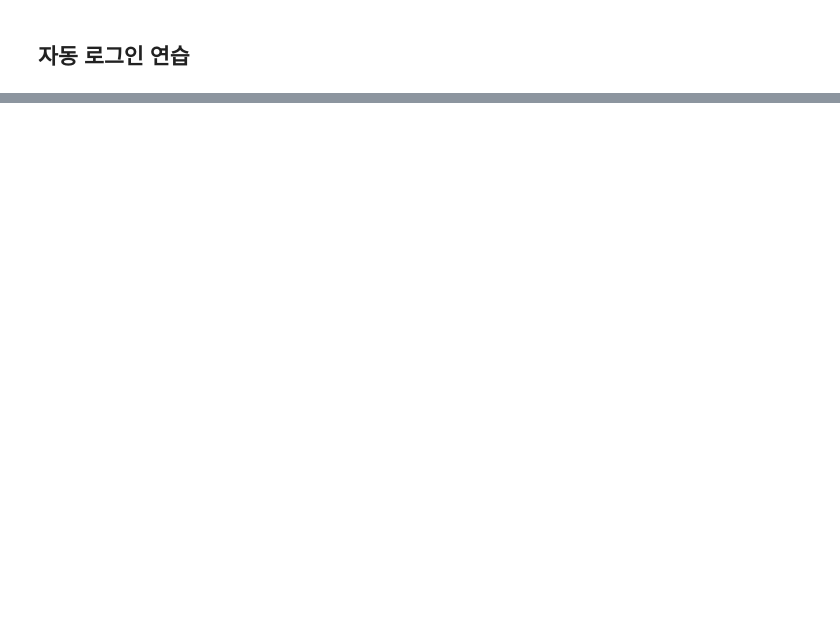
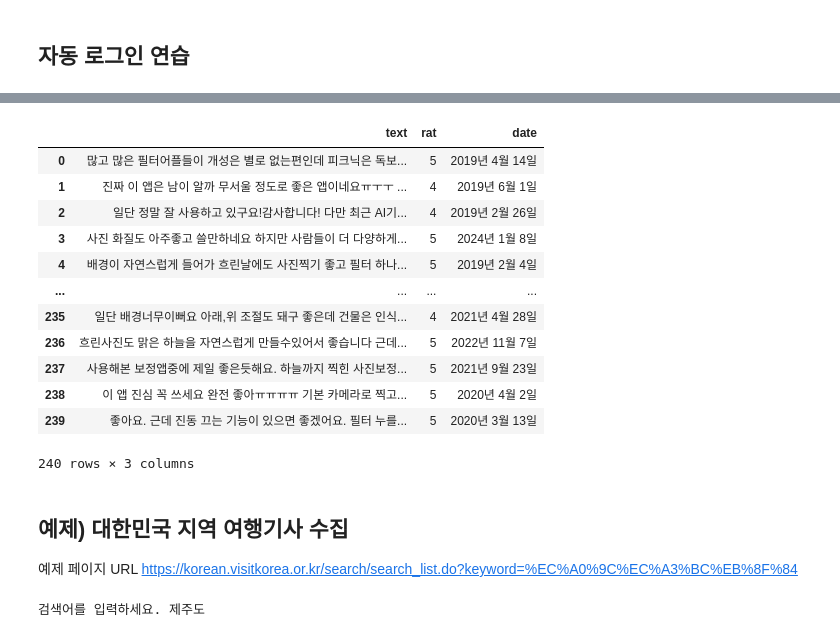
Before and after one commit to RealSlow123/wassup3, a Jupyter notebook: 02_Python_Collection/04_Selenium.ipynb, the cells around one changed output, grey strips where cells are left out. Cells and saved outputs as stored; diff of their text form; code cells hidden in the pictures; blank space fills up the shorter version.

```diff
--- a/02_Python_Collection/04_Selenium.ipynb
+++ b/02_Python_Collection/04_Selenium.ipynb
@@ -203,0 +362,15 @@ driver.close()
+# %%
+from selenium import webdriver
+from selenium.webdriver.common.by import By
+from selenium.webdriver.chrome.options import Options
+import time, random, pandas as pd
+
+options = Options()
+options.add_argument('--window-size=974,1047')
+options.add_argument('--window-position=-7,0')
+options.add_experimental_option("detach", True)
+
+driver = webdriver.Chrome( options = options)
+url = 'https://play.google.com/store/apps/details?id=com.estsoft.picnic'
+driver.get(url)
+time.sleep(random.randint(2,3))
@@ -203,0 +389,4 @@ driver.close()
+# %%
+# get_view()
+reviews = driver.find_elements(By.CSS_SELECTOR, 'div.RHo1pe')
+reviews
@@ -203,0 +411,30 @@ driver.close()
+# %%
+# 요소별 추출
+def get_content(review):
+    condic = {}
+    condic['text'] = review.find_element(By.CSS_SELECTOR, 'div.h3YV2d').text
+    condic['rat'] = len(review.find_elements(By.CSS_SELECTOR, 'span.Z1Dz7b'))
+    condic['date'] = review.find_element(By.CSS_SELECTOR, 'span.bp9Aid').text
+    return condic
+# %%
+result = [get_content(review) for review in reviews]
+# %%
+df = pd.DataFrame(result)
+df
+# %% [output]
+|  | text | rat | date |
+| 0 | 많고 많은 필터어플들이 개성은 별로 없는편인데 피크닉은 독보... | 5 | 2019년 4월 14일 |
+| 1 | 진짜 이 앱은 남이 알까 무서울 정도로 좋은 앱이네요ㅠㅜㅜ ... | 4 | 2019년 6월 1일 |
+| 2 | 일단 정말 잘 사용하고 있구요!감사합니다! 다만 최근 AI기... | 4 | 2019년 2월 26일 |
+| 3 | 사진 화질도 아주좋고 쓸만하네요 하지만 사람들이 더 다양하게... | 5 | 2024년 1월 8일 |
+| 4 | 배경이 자연스럽게 들어가 흐린날에도 사진찍기 좋고 필터 하나... | 5 | 2019년 2월 4일 |
+| ... | ... | ... | ... |
+| 235 | 일단 배경너무이뻐요 아래,위 조절도 돼구 좋은데 건물은 인식... | 4 | 2021년 4월 28일 |
+| 236 | 흐린사진도 맑은 하늘을 자연스럽게 만들수있어서 좋습니다 근데... | 5 | 2022년 11월 7일 |
+| 237 | 사용해본 보정앱중에 제일 좋은듯해요. 하늘까지 찍힌 사진보정... | 5 | 2021년 9월 23일 |
+| 238 | 이 앱 진심 꼭 쓰세요 완전 좋아ㅠㅠㅠㅠ 기본 카메라로 찍고... | 5 | 2020년 4월 2일 |
+| 239 | 좋아요. 근데 진동 끄는 기능이 있으면 좋겠어요. 필터 누를... | 5 | 2020년 3월 13일 |
+240 rows × 3 columns
+# %% [markdown]
+## 예제) 대한민국 지역 여행기사 수집
+예제 페이지 URL https://korean.visitkorea.or.kr/search/search_list.do?keyword=%EC%A0%9C%EC%A3%BC%EB%8F%84
@@ -203,0 +451,4 @@ driver.close()
+# %%
+search = input('검색어를 입력하세요.')
+# %% [output]
+검색어를 입력하세요. 제주도
```
Also changed, not shown: parts of 58 cells of this notebook, 5 other files.
